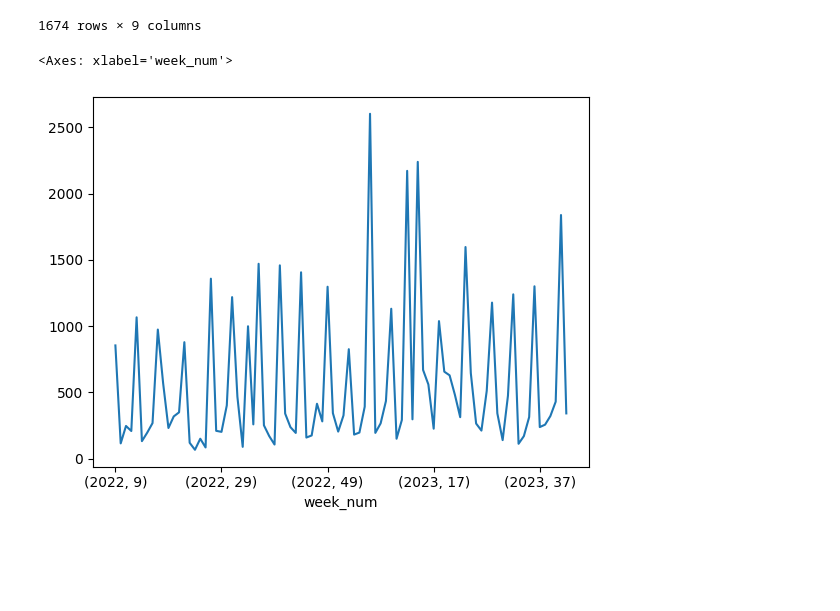
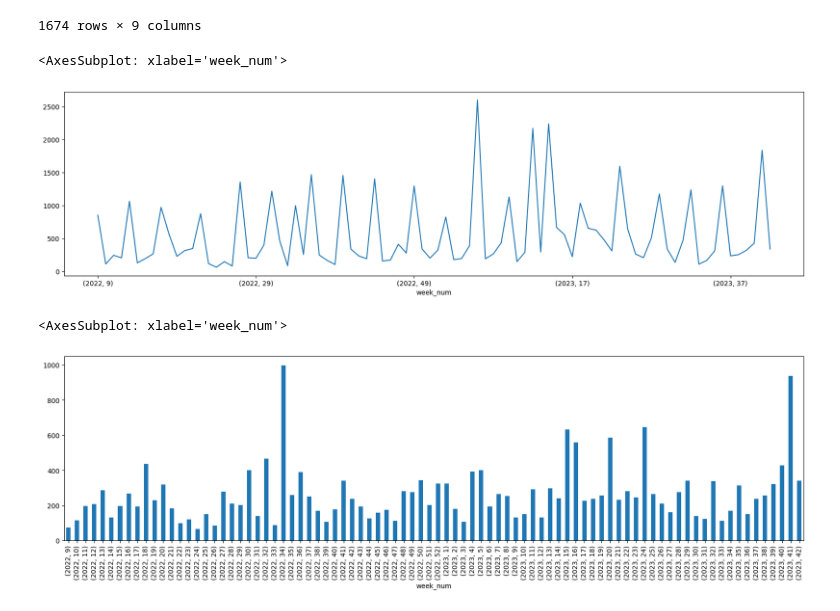
Before and after one commit to Ant-mel/personal_budget, a Jupyter notebook: explore.ipynb, the cells around one changed output. Drawn from its saved outputs; the diff is of its cells as text; code cells hidden in the pictures; blank space fills up the shorter version.

```diff
--- a/explore.ipynb
+++ b/explore.ipynb
@@ -101,7 +130,12 @@ master
 | 1673 | 2023-10-21 | 00:00:00 | Train | Transportation | Public | 7.30 | 10 | 2023 | (2023, 42) |
 1674 rows × 9 columns
 # %%
-master.groupby('week_num')['s_price'].sum().plot()
+master.groupby('week_num')['s_price'].sum().plot(figsize=(20,5))
 # %% [output]
-<Axes: xlabel='week_num'>
+<AxesSubplot: xlabel='week_num'>
-[figure, old version]
+[figure, new version]
+# %%
+master[subcate_mask].groupby('week_num')['s_price'].sum().plot(kind='bar', stacked=True, figsize=(20,5))
+# %% [output]
+<AxesSubplot: xlabel='week_num'>
+[figure, added]
```
Also changed, not shown: parts of 10 cells of this notebook.
